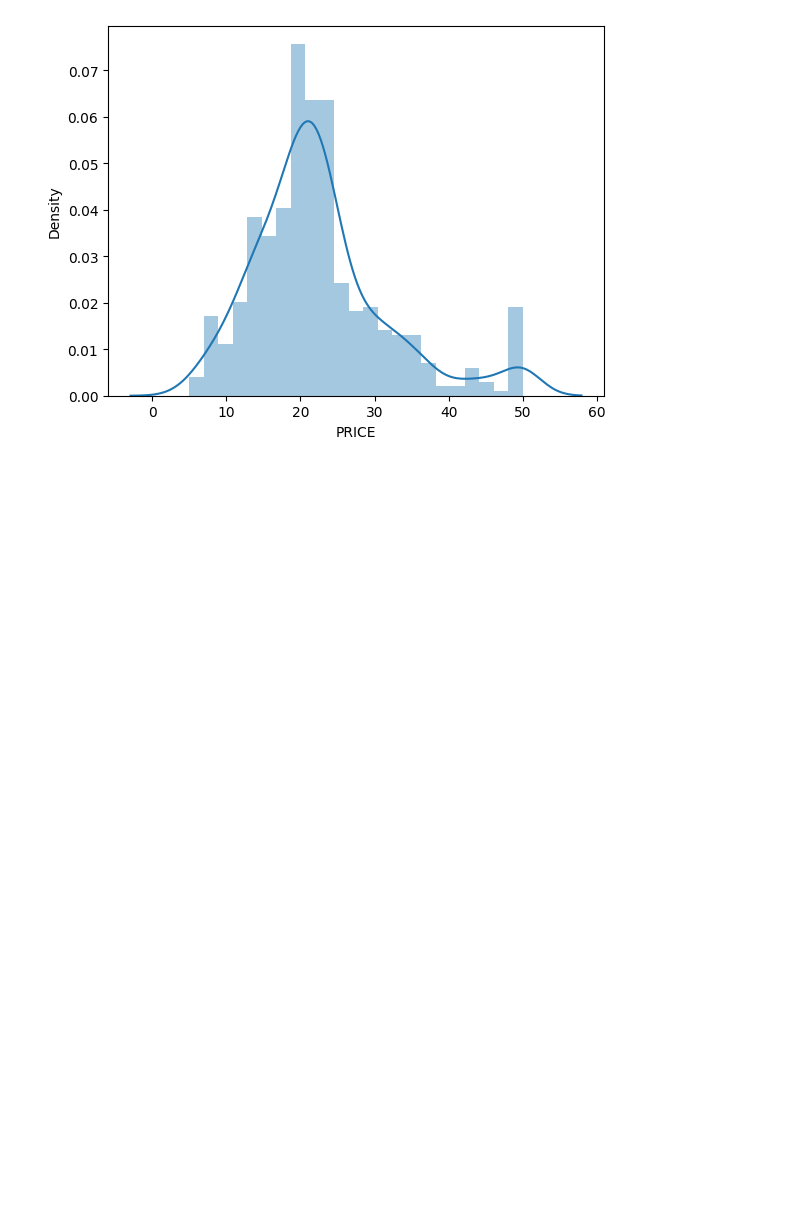
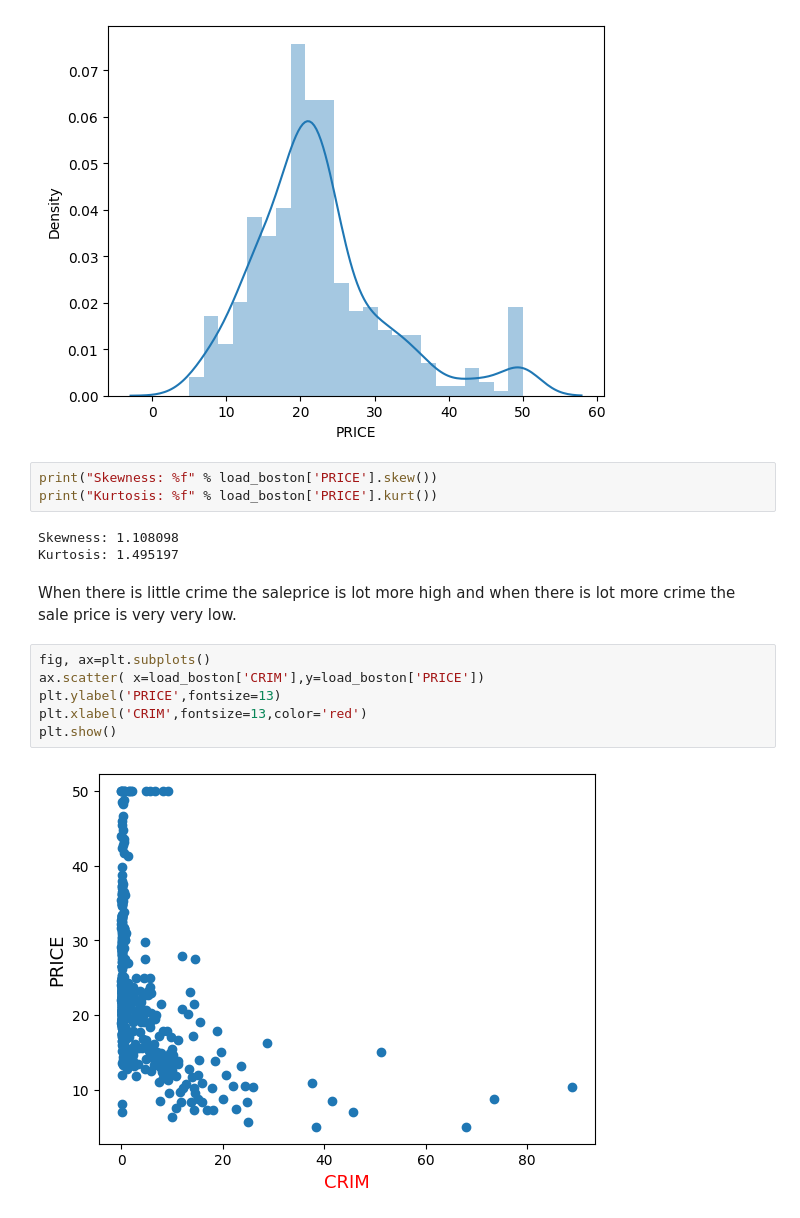
Before and after one commit to prabhjyot009/Machine-learning, a Jupyter notebook: Projects/BostonHousePricePrediction.ipynb, the cells around one changed output. Drawn from its saved outputs; the diff is of its cells as text; blank space fills up the shorter version.

```diff
--- a/Projects/BostonHousePricePrediction.ipynb
+++ b/Projects/BostonHousePricePrediction.ipynb
@@ -99,3 +105,19 @@ https://gist.github.com/mwaskom/de44147ed2974457ad6372750bbe5751
 
   sns.distplot(load_boston['PRICE']);
 [figure]
+# %%
+print("Skewness: %f" % load_boston['PRICE'].skew())
+print("Kurtosis: %f" % load_boston['PRICE'].kurt())
+# %% [output]
+Skewness: 1.108098
+Kurtosis: 1.495197
+# %% [markdown]
+When there is little crime the saleprice is lot more high and when there is lot more crime the sale price is very very low.
+# %%
+fig, ax=plt.subplots()
+ax.scatter( x=load_boston['CRIM'],y=load_boston['PRICE'])
+plt.ylabel('PRICE',fontsize=13)
+plt.xlabel('CRIM',fontsize=13,color='red')
+plt.show()
+# %% [output]
+[figure, added]
```
Also changed, not shown: parts of 3 cells of this notebook.
